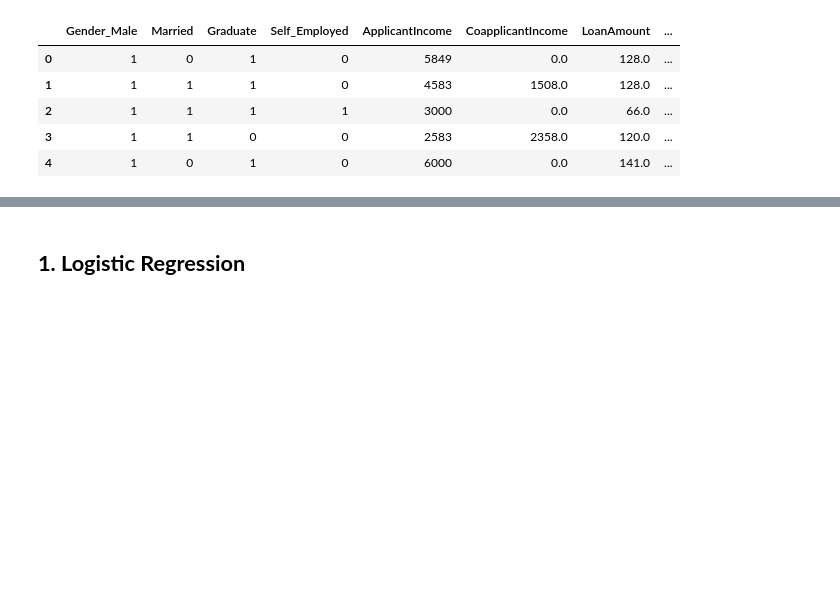
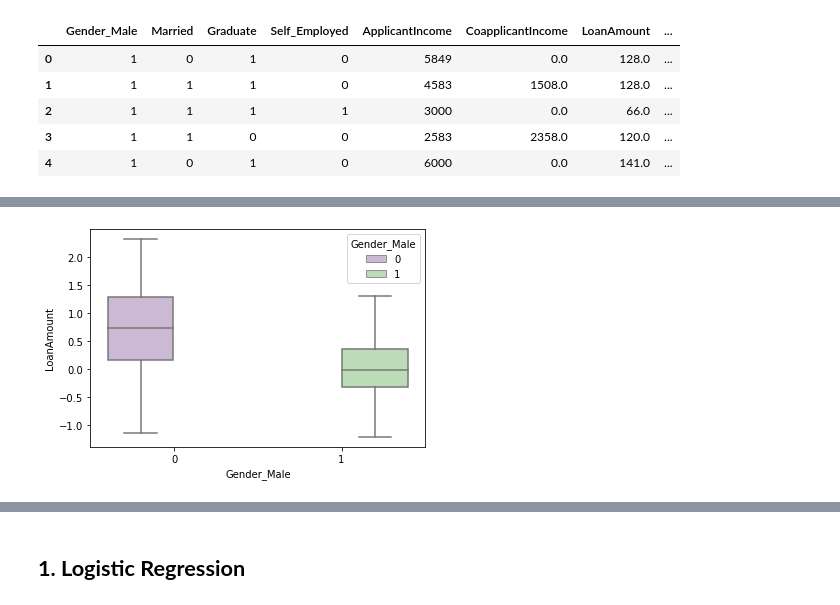
Before and after one commit to swapnilin/Fairess-in-AI, a Jupyter notebook: Fairlearn.ipynb, the cells around one changed output, grey strips where cells are left out. Drawn from its saved outputs; the diff is of its cells as text; code cells hidden in the pictures; blank space fills up the shorter version.

```diff
--- a/Fairlearn.ipynb
+++ b/Fairlearn.ipynb
@@ -193,0 +217,8 @@ train.head(5)
+# %%
+train['LoanAmount'] = train['Eligible'] + np.random.normal(scale=0.5, size=train.shape[0])
+train.loc[train['Gender_Male'] == 1, 'LoanAmount'] = np.random.normal(scale=0.5, size=train[train['Gender_Male'] == 1].shape[0])
+# %%
+s = sns.boxplot( x="Gender_Male", y="LoanAmount", hue="Gender_Male",data=train, palette="PRGn",showfliers=False)
+plt.show();
+# %% [output]
+[figure, added]
```
Also changed, not shown: parts of 4 cells of this notebook.
